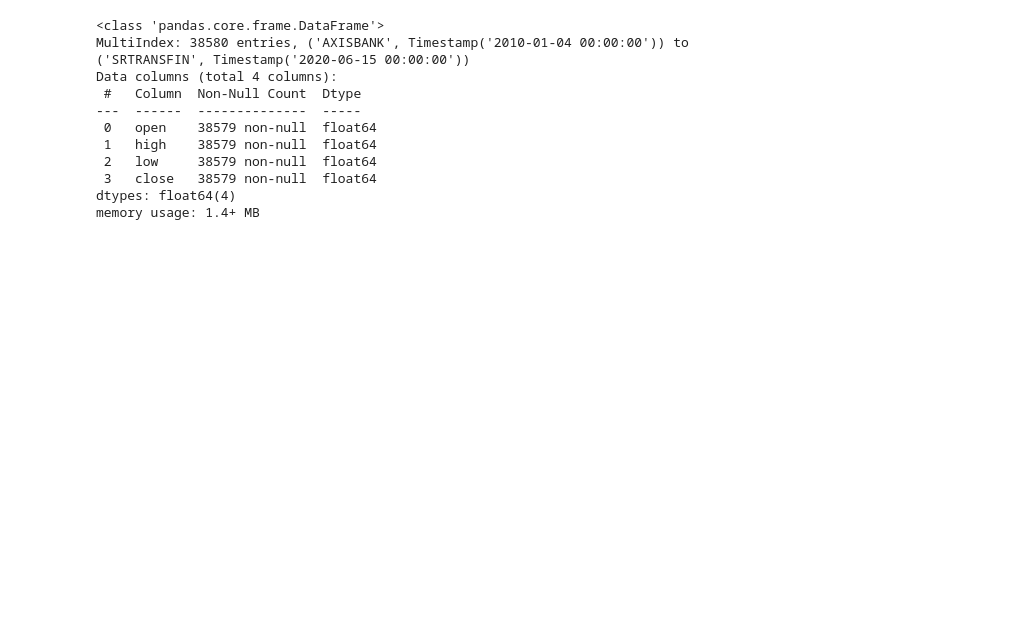
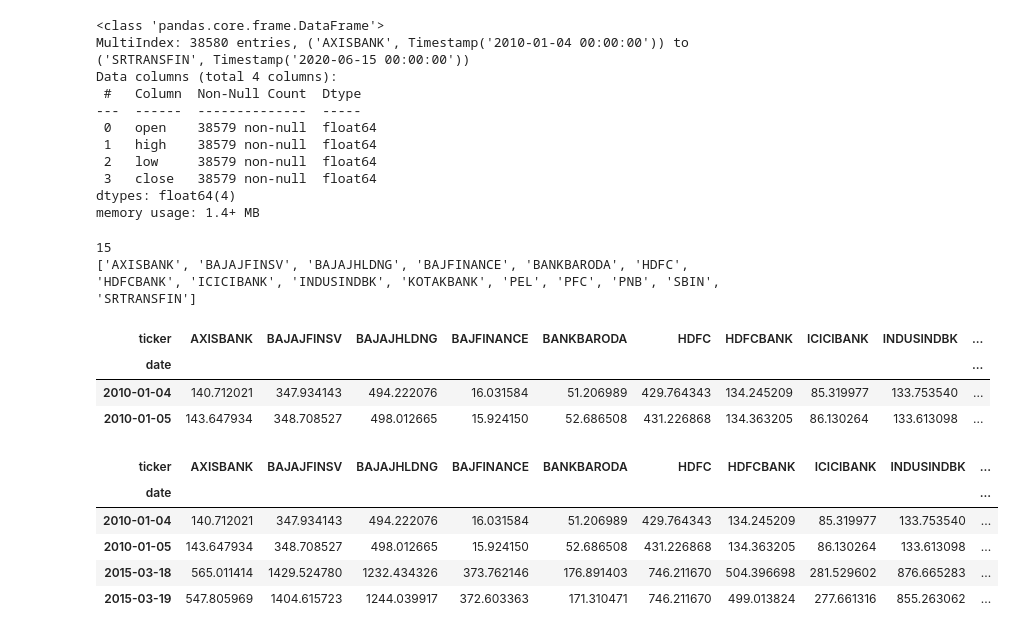
Before and after one commit to Romuldavid/Pair_Traiding, a Jupyter notebook: 2_pt.ipynb, the cells around one changed output. Drawn from its saved outputs; the diff is of its cells as text; code cells hidden in the pictures; blank space fills up the shorter version.

```diff
--- a/2_pt.ipynb
+++ b/2_pt.ipynb
@@ -68,3 +68,21 @@ Data columns (total 4 columns):
  3   close   38579 non-null  float64
 dtypes: float64(4)
 memory usage: 1.4+ MB
+# %%
+# окончательный список
+TICKERS = list(prices.index.get_level_values('ticker').unique())
+print(len(TICKERS))
+print(TICKERS)
+# %% [output]
+15
+['AXISBANK', 'BAJAJFINSV', 'BAJAJHLDNG', 'BAJFINANCE', 'BANKBARODA', 'HDFC', 'HDFCBANK', 'ICICIBANK', 'INDUSINDBK', 'KOTAKBANK', 'PEL', 'PFC', 'PNB', 'SBIN', 'SRTRANSFIN']
+# %%
+# распаковать и взять цену закрытия
+close = prices.unstack('ticker')['close'].sort_index()
+close = close.dropna()
+close.head(2)
+# %% [output]
+| ticker | AXISBANK | BAJAJFINSV | BAJAJHLDNG | BAJFINANCE | BANKBARODA | HDFC | HDFCBANK | ICICIBANK | INDUSINDBK | ... |
+| date |  |  |  |  |  |  |  |  |  | ... |
+| 2010-01-04 | 140.712021 | 347.934143 | 494.222076 | 16.031584 | 51.206989 | 429.764343 | 134.245209 | 85.319977 | 133.753540 | ... |
+| 2010-01-05 | 143.647934 | 348.708527 | 498.012665 | 15.924150 | 52.686508 | 431.226868 | 134.363205 | 86.130264 | 133.613098 | ... |
@@ -70,0 +92,10 @@ memory usage: 1.4+ MB
+# %%
+# быстрый просмотр головы и хвоста поезда set
+train_close.head(2).append(train_close.tail(2))
+# %% [output]
+| ticker | AXISBANK | BAJAJFINSV | BAJAJHLDNG | BAJFINANCE | BANKBARODA | HDFC | HDFCBANK | ICICIBANK | INDUSINDBK | ... |
+| date |  |  |  |  |  |  |  |  |  | ... |
+| 2010-01-04 | 140.712021 | 347.934143 | 494.222076 | 16.031584 | 51.206989 | 429.764343 | 134.245209 | 85.319977 | 133.753540 | ... |
+| 2010-01-05 | 143.647934 | 348.708527 | 498.012665 | 15.924150 | 52.686508 | 431.226868 | 134.363205 | 86.130264 | 133.613098 | ... |
+| 2015-03-18 | 565.011414 | 1429.524780 | 1232.434326 | 373.762146 | 176.891403 | 746.211670 | 504.396698 | 281.529602 | 876.665283 | ... |
+| 2015-03-19 | 547.805969 | 1404.615723 | 1244.039917 | 372.603363 | 171.310471 | 746.211670 | 499.013824 | 277.661316 | 855.263062 | ... |
```
Also changed, not shown: parts of 4 cells of this notebook, 4 other files.
